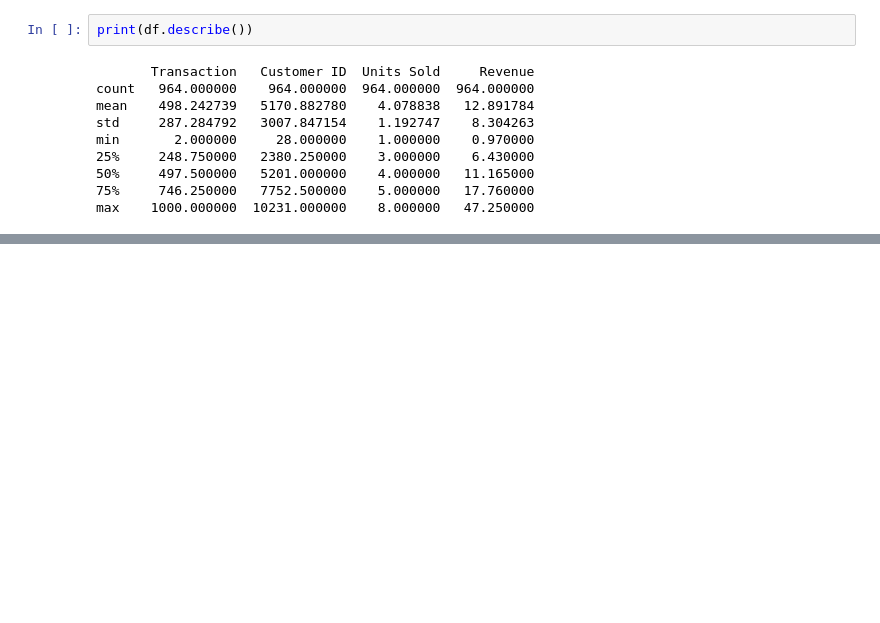
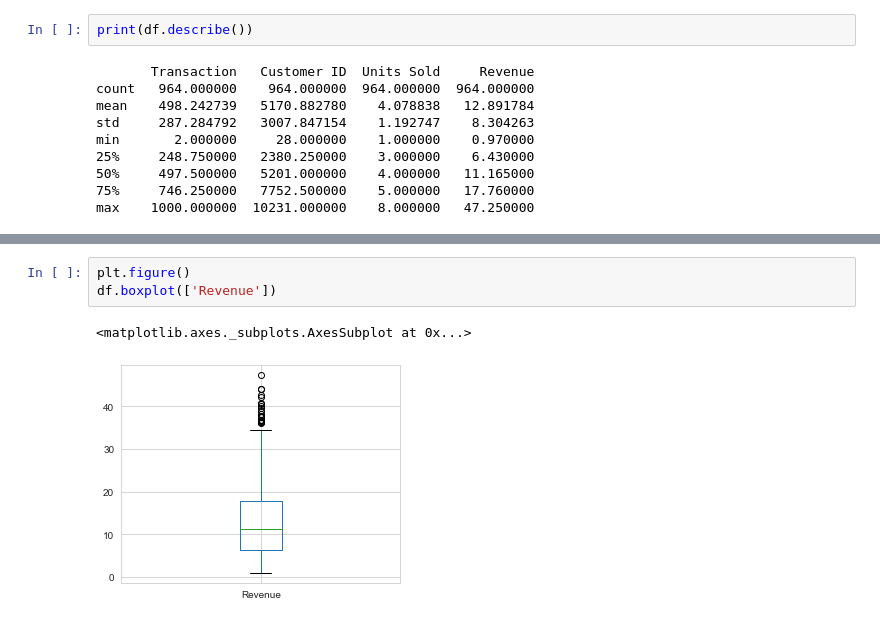
Before and after one commit to mostofa-ahsan/Financial-Data-Analysis, a Jupyter notebook: Grocery_EDA.ipynb, the cells around one changed output, grey strips where cells are left out. Saved outputs shown, nothing was run; the diff lists cells and outputs as text; blank space fills up the shorter version.

```diff
--- a/Grocery_EDA.ipynb
+++ b/Grocery_EDA.ipynb
@@ -154,0 +162,6 @@ max    1000.000000  10231.000000    8.000000   47.250000
+# %%
+plt.figure()
+df.boxplot(['Revenue'])
+# %% [output]
+<matplotlib.axes._subplots.AxesSubplot at 0x...>
+[figure, added]
```
Also changed, not shown: parts of 3 cells of this notebook.
